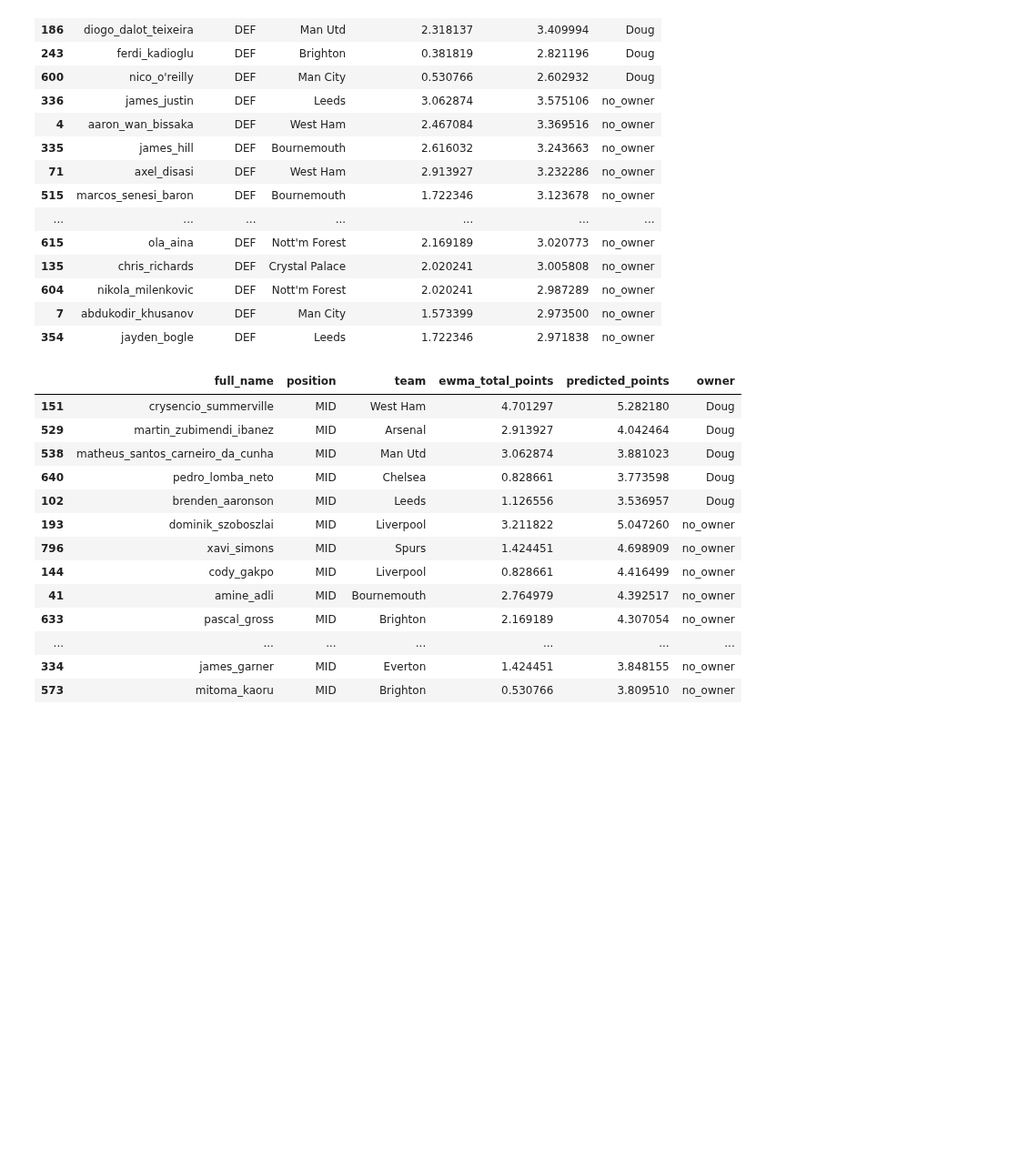
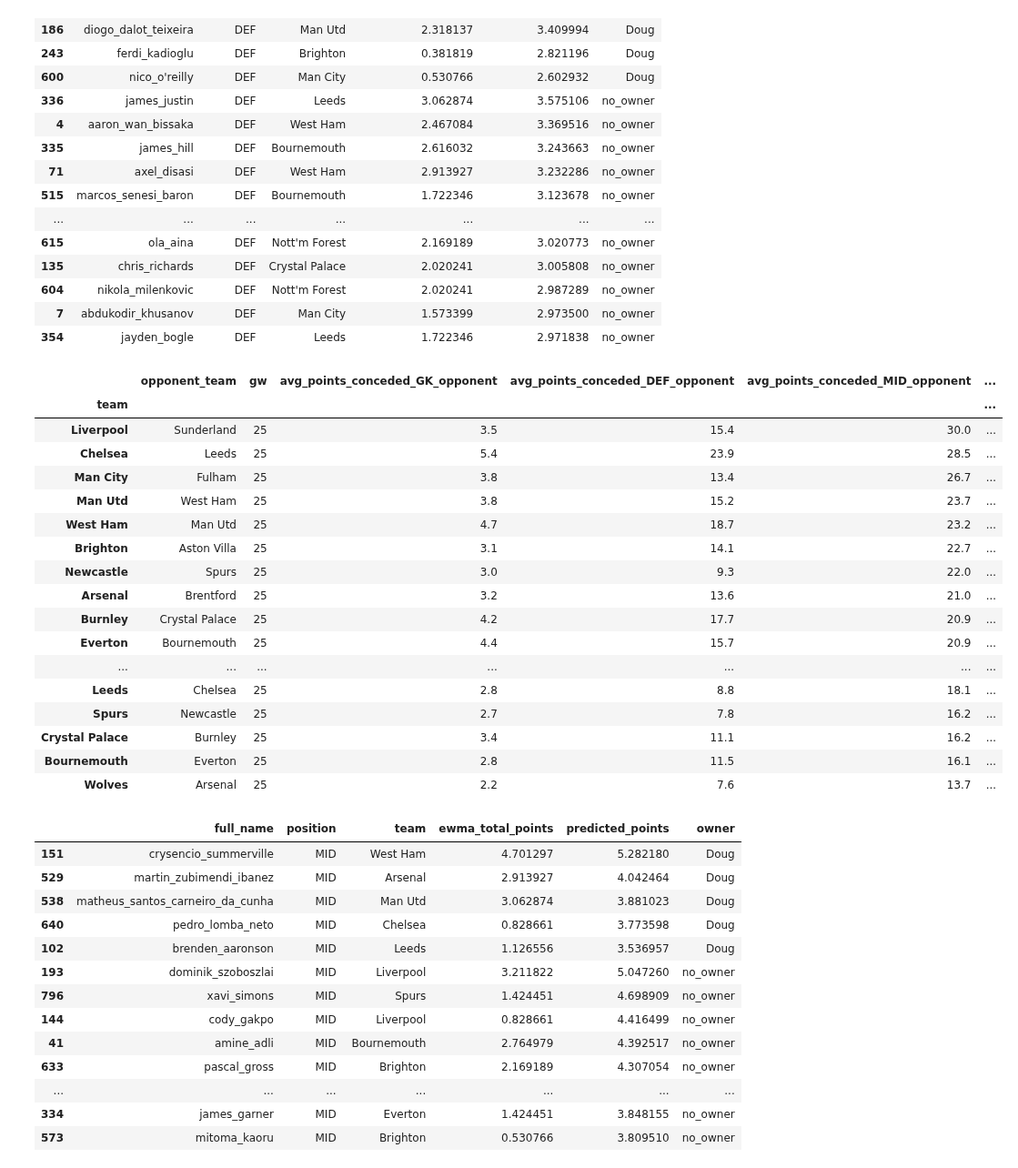
Before and after one commit to doug-ellis/draft_fpl_2526, a Jupyter notebook: transfer/outputs/looking_gw26.ipynb, the cells around one changed output. Shown at 91% size. Cells and saved outputs as stored; diff of their text form; code cells hidden in the pictures; blank space fills up the shorter version.

```diff
--- a/transfer/outputs/looking_gw26.ipynb
+++ b/transfer/outputs/looking_gw26.ipynb
@@ -71,6 +114,27 @@ transfer_df.query('position=="DEF"').sort_values(['owner', 'predicted_points'],
 | 604 | nikola_milenkovic | DEF | Nott'm Forest | 2.020241 | 2.987289 | no_owner |
 | 7 | abdukodir_khusanov | DEF | Man City | 1.573399 | 2.973500 | no_owner |
 | 354 | jayden_bogle | DEF | Leeds | 1.722346 | 2.971838 | no_owner |
+# %%
+fixture_difficulty.sort_values('avg_points_conceded_MID_opponent', ascending=False).head(20)
+# %% [output]
+|  | opponent_team | gw | avg_points_conceded_GK_opponent | avg_points_conceded_DEF_opponent | avg_points_conceded_MID_opponent | ... |
+| team |  |  |  |  |  | ... |
+| Liverpool | Sunderland | 25 | 3.5 | 15.4 | 30.0 | ... |
+| Chelsea | Leeds | 25 | 5.4 | 23.9 | 28.5 | ... |
+| Man City | Fulham | 25 | 3.8 | 13.4 | 26.7 | ... |
+| Man Utd | West Ham | 25 | 3.8 | 15.2 | 23.7 | ... |
+| West Ham | Man Utd | 25 | 4.7 | 18.7 | 23.2 | ... |
+| Brighton | Aston Villa | 25 | 3.1 | 14.1 | 22.7 | ... |
+| Newcastle | Spurs | 25 | 3.0 | 9.3 | 22.0 | ... |
+| Arsenal | Brentford | 25 | 3.2 | 13.6 | 21.0 | ... |
+| Burnley | Crystal Palace | 25 | 4.2 | 17.7 | 20.9 | ... |
+| Everton | Bournemouth | 25 | 4.4 | 15.7 | 20.9 | ... |
+| ... | ... | ... | ... | ... | ... | ... |
+| Leeds | Chelsea | 25 | 2.8 | 8.8 | 18.1 | ... |
+| Spurs | Newcastle | 25 | 2.7 | 7.8 | 16.2 | ... |
+| Crystal Palace | Burnley | 25 | 3.4 | 11.1 | 16.2 | ... |
+| Bournemouth | Everton | 25 | 2.8 | 11.5 | 16.1 | ... |
+| Wolves | Arsenal | 25 | 2.2 | 7.6 | 13.7 | ... |
 # %%
 transfer_df.query('position=="MID"').sort_values(['owner', 'predicted_points'], ascending=[True, False]).head(20)
 # %% [output]
```
Also changed, not shown: parts of 4 cells of this notebook.
